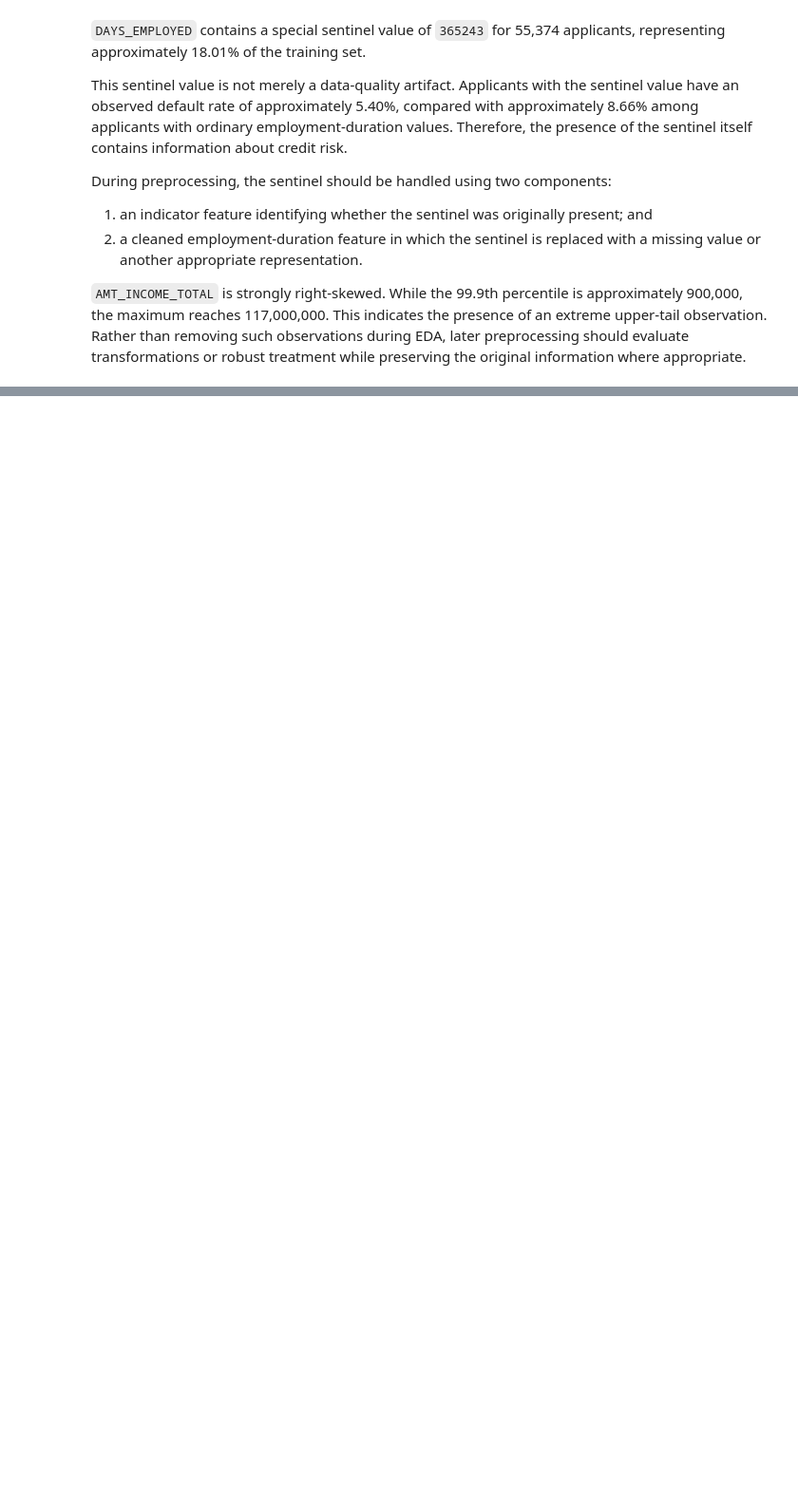
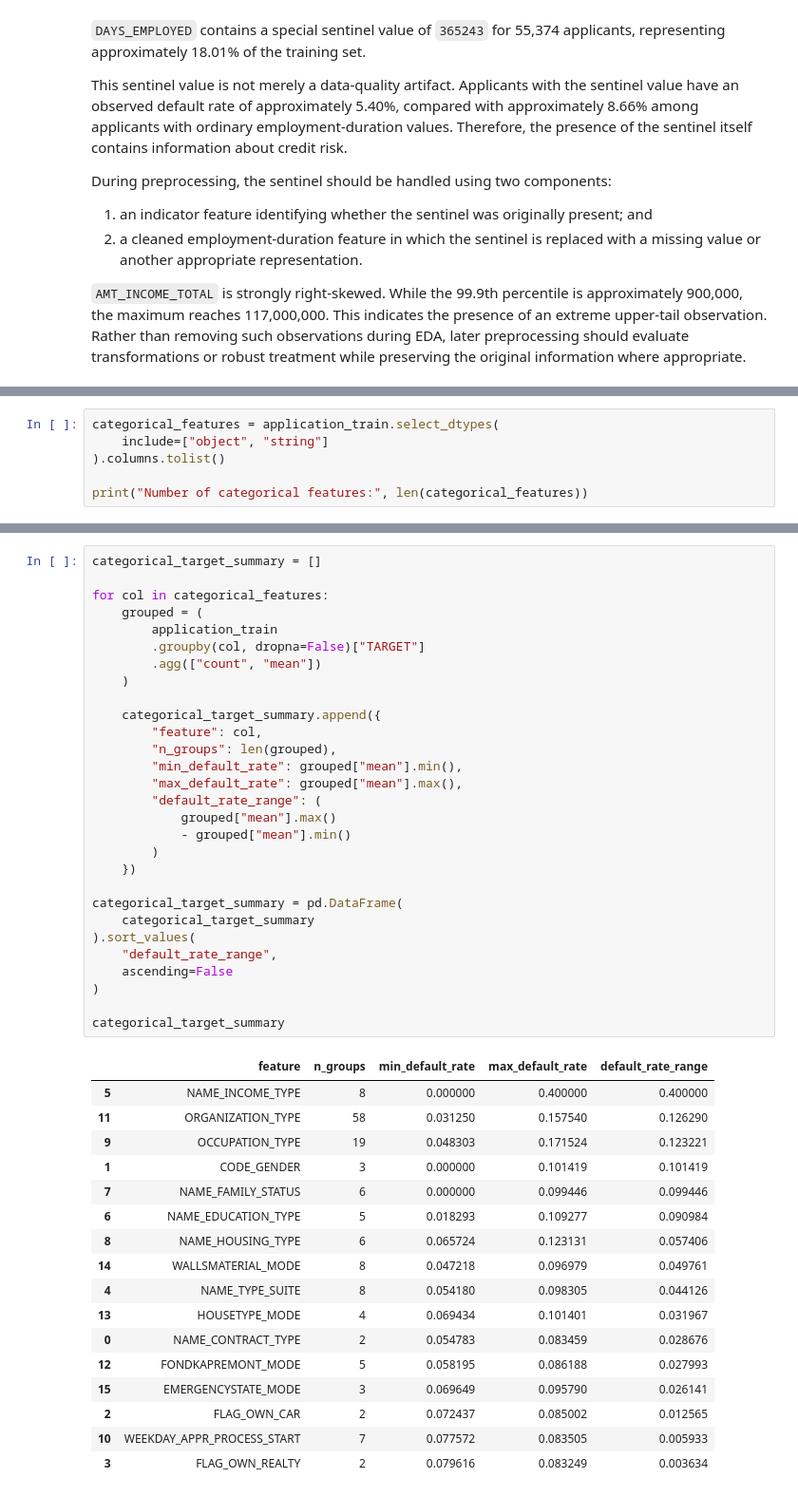
Before and after one commit to KevTJ/kj-project-portfolio, a Jupyter notebook: Projects/credit-risk-decision-system/notebooks/02_data_audit_and_eda.ipynb, the cells around one changed output, grey strips where cells are left out. Shown at 95% size. Drawn from its saved outputs; the diff is of its cells as text; blank space fills up the shorter version.

```diff
--- a/Projects/credit-risk-decision-system/notebooks/02_data_audit_and_eda.ipynb
+++ b/Projects/credit-risk-decision-system/notebooks/02_data_audit_and_eda.ipynb
@@ -804,0 +818,6 @@ During preprocessing, the sentinel should be handled using two components:
+# %%
+categorical_features = application_train.select_dtypes(
+    include=["object", "string"]
+).columns.tolist()
+
+print("Number of categorical features:", len(categorical_features))
@@ -804,0 +1040,47 @@ During preprocessing, the sentinel should be handled using two components:
+# %%
+categorical_target_summary = []
+
+for col in categorical_features:
+    grouped = (
+        application_train
+        .groupby(col, dropna=False)["TARGET"]
+        .agg(["count", "mean"])
+    )
+
+    categorical_target_summary.append({
+        "feature": col,
+        "n_groups": len(grouped),
+        "min_default_rate": grouped["mean"].min(),
+        "max_default_rate": grouped["mean"].max(),
+        "default_rate_range": (
+            grouped["mean"].max()
+            - grouped["mean"].min()
+        )
+    })
+
+categorical_target_summary = pd.DataFrame(
+    categorical_target_summary
+).sort_values(
+    "default_rate_range",
+    ascending=False
+)
+
+categorical_target_summary
+# %% [output]
+|  | feature | n_groups | min_default_rate | max_default_rate | default_rate_range |
+| 5 | NAME_INCOME_TYPE | 8 | 0.000000 | 0.400000 | 0.400000 |
+| 11 | ORGANIZATION_TYPE | 58 | 0.031250 | 0.157540 | 0.126290 |
+| 9 | OCCUPATION_TYPE | 19 | 0.048303 | 0.171524 | 0.123221 |
+| 1 | CODE_GENDER | 3 | 0.000000 | 0.101419 | 0.101419 |
+| 7 | NAME_FAMILY_STATUS | 6 | 0.000000 | 0.099446 | 0.099446 |
+| 6 | NAME_EDUCATION_TYPE | 5 | 0.018293 | 0.109277 | 0.090984 |
+| 8 | NAME_HOUSING_TYPE | 6 | 0.065724 | 0.123131 | 0.057406 |
+| 14 | WALLSMATERIAL_MODE | 8 | 0.047218 | 0.096979 | 0.049761 |
+| 4 | NAME_TYPE_SUITE | 8 | 0.054180 | 0.098305 | 0.044126 |
+| 13 | HOUSETYPE_MODE | 4 | 0.069434 | 0.101401 | 0.031967 |
+| 0 | NAME_CONTRACT_TYPE | 2 | 0.054783 | 0.083459 | 0.028676 |
+| 12 | FONDKAPREMONT_MODE | 5 | 0.058195 | 0.086188 | 0.027993 |
+| 15 | EMERGENCYSTATE_MODE | 3 | 0.069649 | 0.095790 | 0.026141 |
+| 2 | FLAG_OWN_CAR | 2 | 0.072437 | 0.085002 | 0.012565 |
+| 10 | WEEKDAY_APPR_PROCESS_START | 7 | 0.077572 | 0.083505 | 0.005933 |
+| 3 | FLAG_OWN_REALTY | 2 | 0.079616 | 0.083249 | 0.003634 |
```
Also changed, not shown: parts of 33 cells of this notebook.
